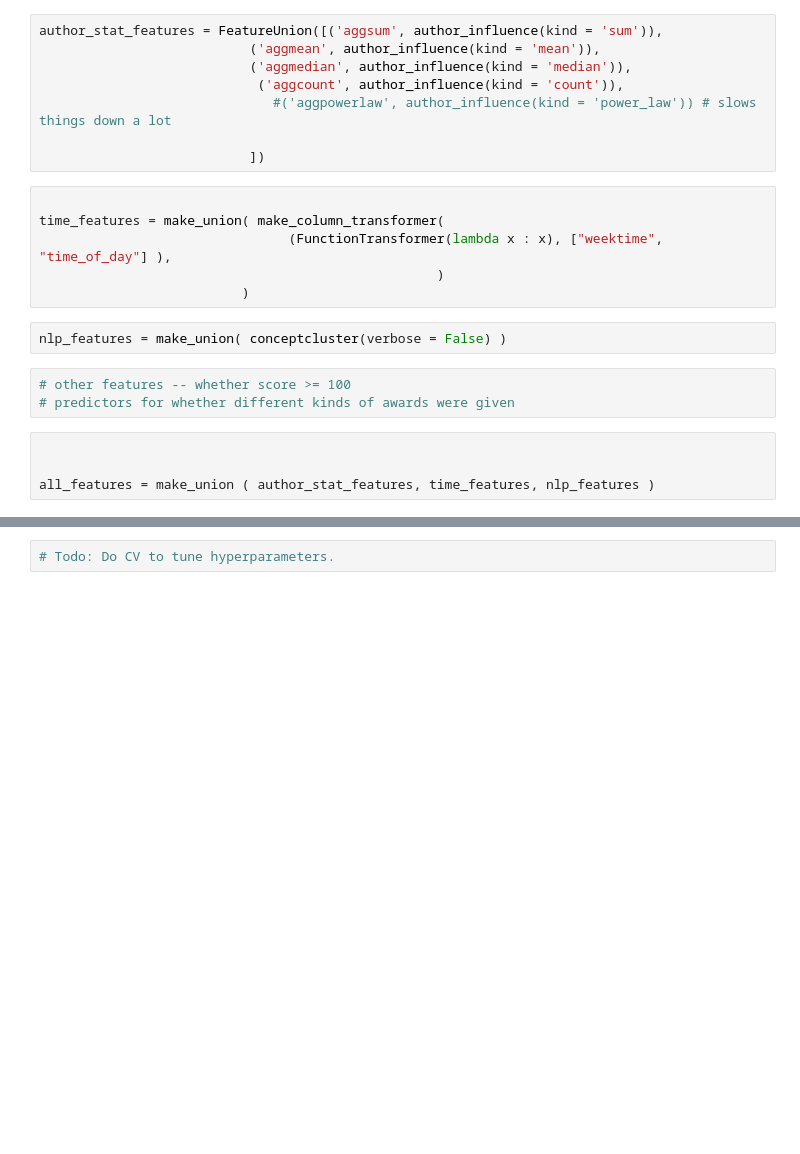
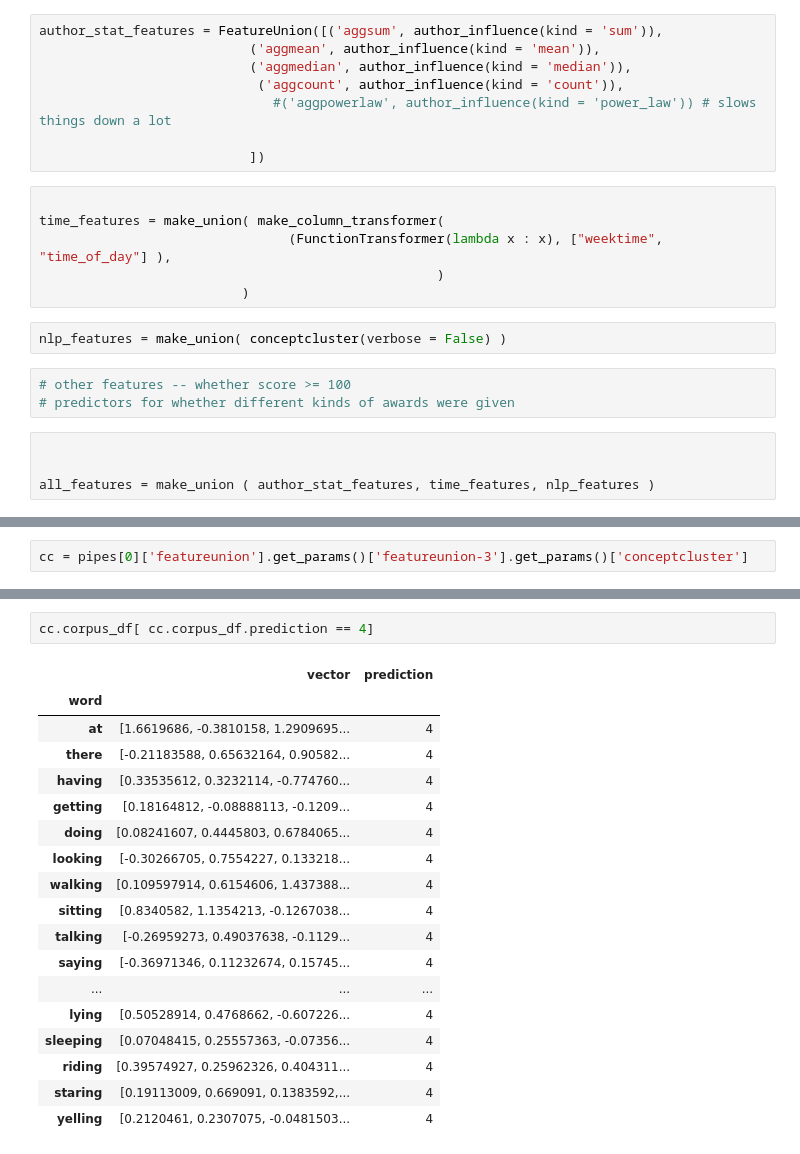
Before and after one commit to ElleNajt/ErdosInstitute-SIG_Project, a Jupyter notebook: Regression/all_features.ipynb, the cells around one changed output, grey strips where cells are left out. Cells and saved outputs as stored; diff of their text form; blank space fills up the shorter version.

```diff
--- a/Regression/all_features.ipynb
+++ b/Regression/all_features.ipynb
@@ -139,0 +157,2 @@ working on XGBRegressor(base_score=None, booster=None, colsample_bylevel=None,
+# %%
+cc = pipes[0]['featureunion'].get_params()['featureunion-3'].get_params()['conceptcluster']
@@ -140,2 +179,21 @@ working on XGBRegressor(base_score=None, booster=None, colsample_bylevel=None,
 # %%
-# Todo: Do CV to tune hyperparameters.
+cc.corpus_df[ cc.corpus_df.prediction == 4]
+# %% [output]
+|  | vector | prediction |
+| word |  |  |
+| at | [1.6619686, -0.3810158, 1.2909695... | 4 |
+| there | [-0.21183588, 0.65632164, 0.90582... | 4 |
+| having | [0.33535612, 0.3232114, -0.774760... | 4 |
+| getting | [0.18164812, -0.08888113, -0.1209... | 4 |
+| doing | [0.08241607, 0.4445803, 0.6784065... | 4 |
+| looking | [-0.30266705, 0.7554227, 0.133218... | 4 |
+| walking | [0.109597914, 0.6154606, 1.437388... | 4 |
+| sitting | [0.8340582, 1.1354213, -0.1267038... | 4 |
+| talking | [-0.26959273, 0.49037638, -0.1129... | 4 |
+| saying | [-0.36971346, 0.11232674, 0.15745... | 4 |
+| ... | ... | ... |
+| lying | [0.50528914, 0.4768662, -0.607226... | 4 |
+| sleeping | [0.07048415, 0.25557363, -0.07356... | 4 |
+| riding | [0.39574927, 0.25962326, 0.404311... | 4 |
+| staring | [0.19113009, 0.669091, 0.1383592,... | 4 |
+| yelling | [0.2120461, 0.2307075, -0.0481503... | 4 |
```
Also changed, not shown: parts of 12 cells of this notebook, 5 other files.
